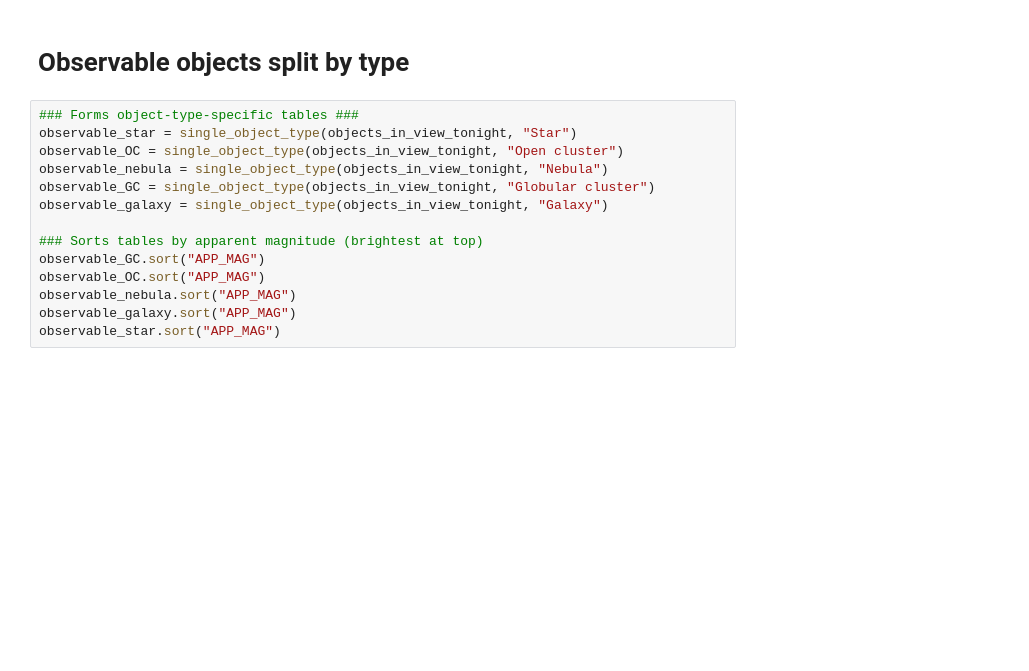
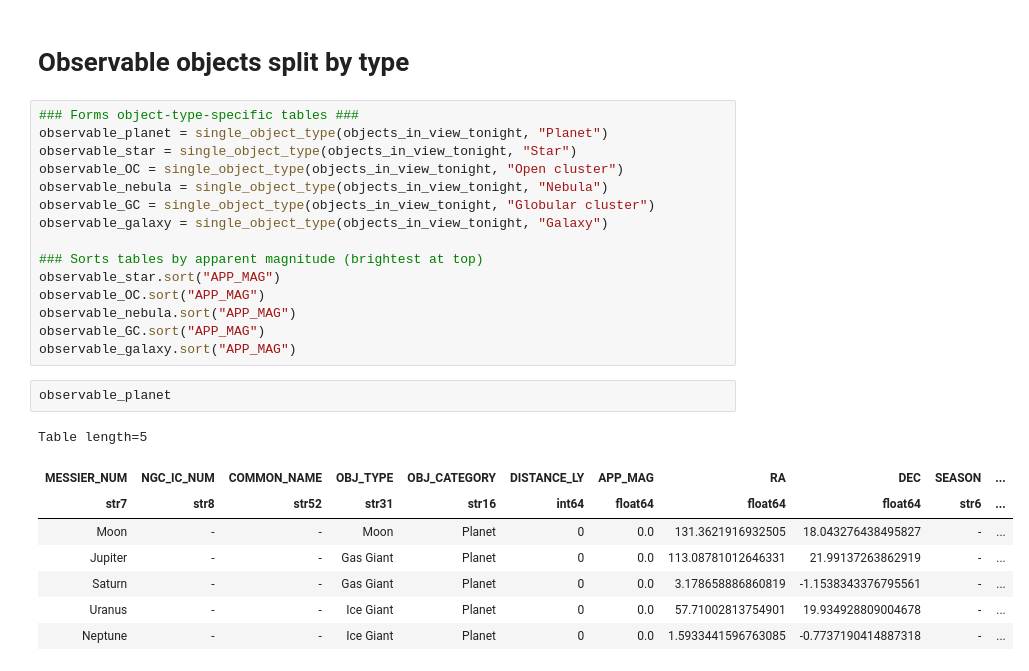
Before and after one commit to DJW-astronomy/Astro-Observation-Targets, a Jupyter notebook: observation_targets.ipynb, the cells around one changed output. Cells and saved outputs as stored; diff of their text form; blank space fills up the shorter version.

```diff
--- a/observation_targets.ipynb
+++ b/observation_targets.ipynb
@@ -323,6 +405,7 @@ Objects Identified
 # Observable objects split by type
 # %%
 ### Forms object-type-specific tables ###
+observable_planet = single_object_type(objects_in_view_tonight, "Planet")
 observable_star = single_object_type(objects_in_view_tonight, "Star")
 observable_OC = single_object_type(objects_in_view_tonight, "Open cluster")
 observable_nebula = single_object_type(objects_in_view_tonight, "Nebula")
@@ -330,8 +413,19 @@ observable_GC = single_object_type(objects_in_view_tonight, "Globular cluster")
 observable_galaxy = single_object_type(objects_in_view_tonight, "Galaxy")
 
 ### Sorts tables by apparent magnitude (brightest at top)
-observable_GC.sort("APP_MAG")
+observable_star.sort("APP_MAG")
 observable_OC.sort("APP_MAG")
 observable_nebula.sort("APP_MAG")
+observable_GC.sort("APP_MAG")
 observable_galaxy.sort("APP_MAG")
-observable_star.sort("APP_MAG")
+# %%
+observable_planet
+# %% [output]
+Table length=5
+| MESSIER_NUM | NGC_IC_NUM | COMMON_NAME | OBJ_TYPE | OBJ_CATEGORY | DISTANCE_LY | APP_MAG | RA | DEC | SEASON | ... |
+| str7 | str8 | str52 | str31 | str16 | int64 | float64 | float64 | float64 | str6 | ... |
+| Moon | - | - | Moon | Planet | 0 | 0.0 | 131.3621916932505 | 18.043276438495827 | - | ... |
+| Jupiter | - | - | Gas Giant | Planet | 0 | 0.0 | 113.08781012646331 | 21.99137263862919 | - | ... |
+| Saturn | - | - | Gas Giant | Planet | 0 | 0.0 | 3.178658886860819 | -1.1538343376795561 | - | ... |
+| Uranus | - | - | Ice Giant | Planet | 0 | 0.0 | 57.71002813754901 | 19.934928809004678 | - | ... |
+| Neptune | - | - | Ice Giant | Planet | 0 | 0.0 | 1.5933441596763085 | -0.7737190414887318 | - | ... |
```
Also changed, not shown: parts of 23 cells of this notebook.
